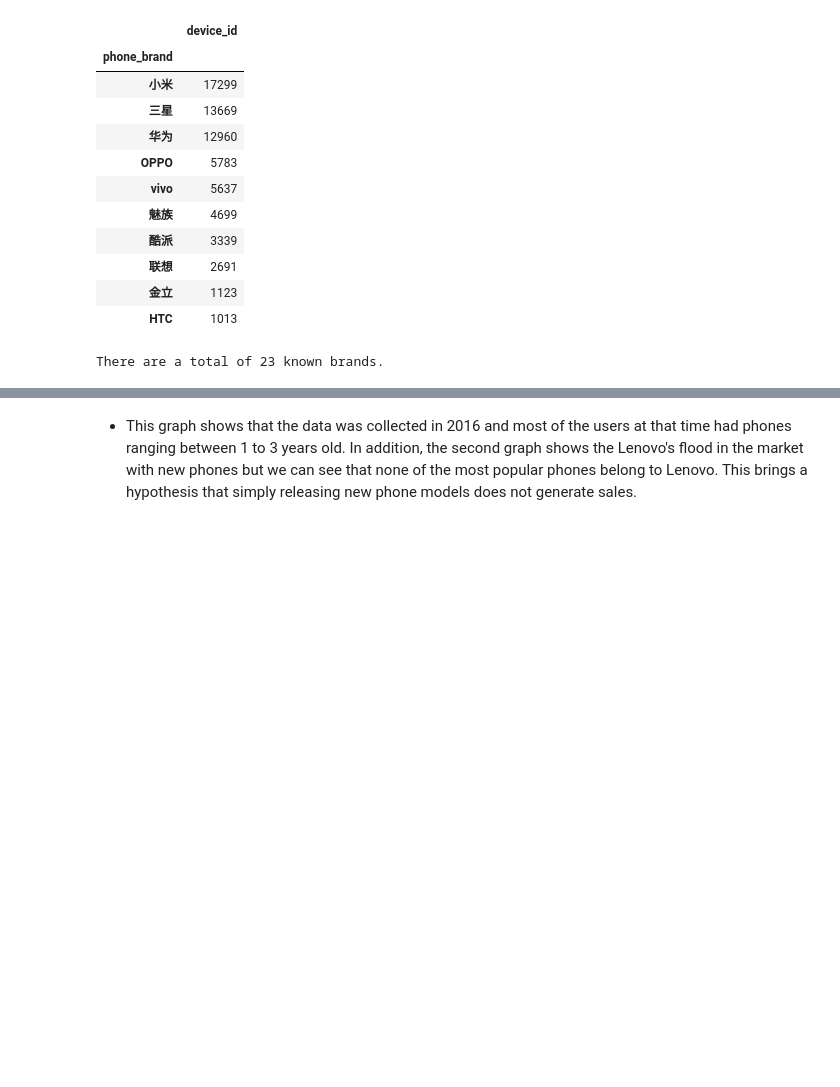
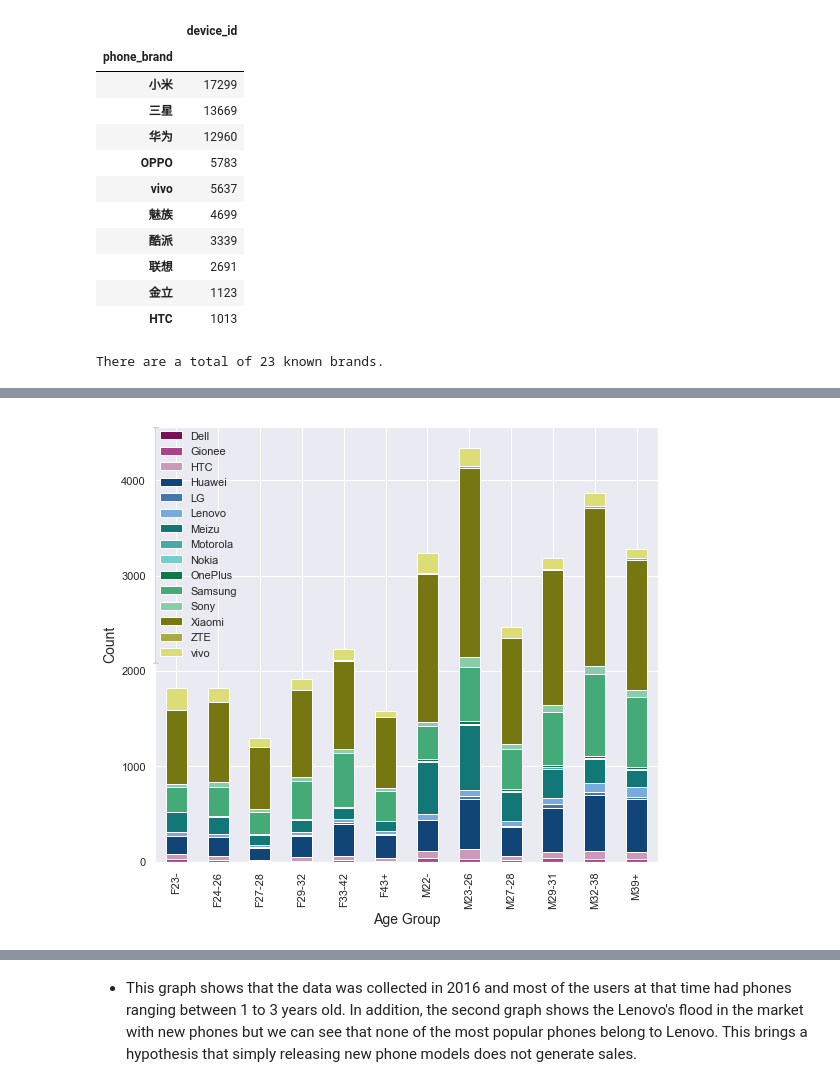
Before and after one commit to dc2629/Analysis-of-Chinese-Mobile-Phone-User-Population-vs-Phone-Specifications, a Jupyter notebook: Analysis of Chinese Mobile Phone User Population vs Phone Specifications.ipynb, the cells around one changed output, grey strips where cells are left out. Drawn from its saved outputs; the diff is of its cells as text; code cells hidden in the pictures; blank space fills up the shorter version.

```diff
--- a/Analysis of Chinese Mobile Phone User Population vs Phone Specifications.ipynb
+++ b/Analysis of Chinese Mobile Phone User Population vs Phone Specifications.ipynb
@@ -177,17 +187,19 @@ print(f"There are a total of {len(common_brands)} known brands.")
 There are a total of 23 known brands.
 # %%
 # From the data shown above, we still need to clean up the device model
-translated_model_dict = {"红米":"Redmi","7296":"MAX II","荣耀7":"Honor 7","荣耀6":"Honor 6","802w":"One Dual Sim",
-                        "红米note":"Redmi Note","荣耀畅玩4":"Honor 4 Play","红米note增强版":"Redmi Note 4G","802d":"One Dual Sim",
-                        "红米2":"Redmi2","9180":"Redbull V5 V9180","魅蓝":"M1","795+":None,"小米note":"Mi Note","麦芒3":None,
-                         "荣耀畅玩5":"Honor 5 Play","note顶配版":"Mi Note Pro","麦芒4":None,"魅蓝2":"M2","荣耀7i":"Honor 7i",
-                         "魅蓝metal":"M1 Metal","领世旗舰3":None,"红米3":"Redmi3","畅享5":None,"荣耀+":None,"大器2":None}
+translated_model_dict = {"红米": "Redmi", "7296": "MAX II", "荣耀7": "Honor 7", "荣耀6": "Honor 6", "802w": "One Dual Sim",
+                         "红米note": "Redmi Note", "荣耀畅玩4": "Honor 4 Play", "红米note增强版": "Redmi Note 4G", "802d": "One Dual Sim",
+                         "红米2": "Redmi2", "9180": "Redbull V5 V9180", "魅蓝": "M1", "795+": None, "小米note": "Mi Note", "麦芒3": None,
+                         "荣耀畅玩5": "Honor 5 Play", "note顶配版": "Mi Note Pro", "麦芒4": None, "魅蓝2": "M2", "荣耀7i": "Honor 7i",
+                         "魅蓝metal": "M1 Metal", "领世旗舰3": None, "红米3": "Redmi3", "畅享5": None, "荣耀+": None, "大器2": None}
 
 # Some of the phones are not released in the US so I had to remove them from the list
 chinese_device_models = cleaned_user_phone_df.device_model.unique()
-user_phone_df['translated_model'] = user_phone_df.device_model.replace(translated_model_dict).str.lower().str.replace(" ","")
-phone_df['translated_model'] = phone_df.model.str.lower().str.replace(" ","")
-match_models = set(user_phone_df.translated_model.unique()).intersection(set(phone_df.translated_model.unique()))
+user_phone_df['translated_model'] = user_phone_df.device_model.replace(
+    translated_model_dict).str.lower().str.replace(" ", "")
+phone_df['translated_model'] = phone_df.model.str.lower().str.replace(" ", "")
+match_models = set(user_phone_df.translated_model.unique()).intersection(
+    set(phone_df.translated_model.unique()))
 '''display(cleaned_user_phone_df[(cleaned_user_phone_df.device_model.isin(nonmatch_models)) &
                               (cleaned_user_phone_df.translated_brand != "Coolpad") &
                               (cleaned_user_phone_df.translated_brand != "LeEco") &
@@ -196,18 +208,19 @@ match_models = set(user_phone_df.translated_model.unique()).intersection(set(pho
                               (cleaned_user_phone_df.translated_brand != "ZTE") &
                               (cleaned_user_phone_df.translated_brand != "Lenovo")])'''
 #a = pd.merge(right=user_phone_df,left=phone_df,on='translated_model')
-merged_user_phone_df=pd.merge(right=user_phone_df,left=phone_df,right_on=['translated_model','translated_brand'],
-                              left_on=['translated_model','brand'],how='inner')
+merged_user_phone_df = pd.merge(right=user_phone_df, left=phone_df, right_on=['translated_model', 'translated_brand'],
+                                left_on=['translated_model', 'brand'], how='inner')
 # %%
 # Using the remaining data that we have,
-group_df = merged_user_phone_df.groupby(['group','brand']).agg('count')[['age']]
-group_df = group_df.rename({'age':'count'},axis=1)
-flatui =  ["#771155", "#AA4488", "#CC99BB", "#114477", "#4477AA",
-           "#77AADD", "#117777", "#44AAAA", "#77CCCC", "#117744",
-           "#44AA77", "#88CCAA", "#777711", "#AAAA44", "#DDDD77",
-           "#774411", "#AA7744", "#DDAA77", "#771122", "#AA4455", "#DD7788"]
+group_df = merged_user_phone_df.groupby(
+    ['group', 'brand']).agg('count')[['age']]
+group_df = group_df.rename(columns={'age': 'count'})
+flatui = ["#771155", "#AA4488", "#CC99BB", "#114477", "#4477AA",
+          "#77AADD", "#117777", "#44AAAA", "#77CCCC", "#117744",
+          "#44AA77", "#88CCAA", "#777711", "#AAAA44", "#DDDD77",
+          "#774411", "#AA7744", "#DDAA77", "#771122", "#AA4455", "#DD7788"]
 sns.set_palette(sns.color_palette(flatui))
-ax = group_df.unstack().plot(kind='bar', stacked=True,figsize=(9, 8))
+ax = group_df.unstack().plot(kind='bar', stacked=True, figsize=(9, 8))
 art = []
 lgd = plt.legend(list(group_df.unstack(1).columns.get_level_values(1)),
                  bbox_to_anchor=(0, 1), borderaxespad=0., mode="expand")
@@ -221,3 +232,4 @@ plt.show()
+[figure, added]
 # %%
 # Lets take a look at some release dates (for what we can parse)
 def parse_release_date(row):
```
Also changed, not shown: parts of 25 cells of this notebook.
